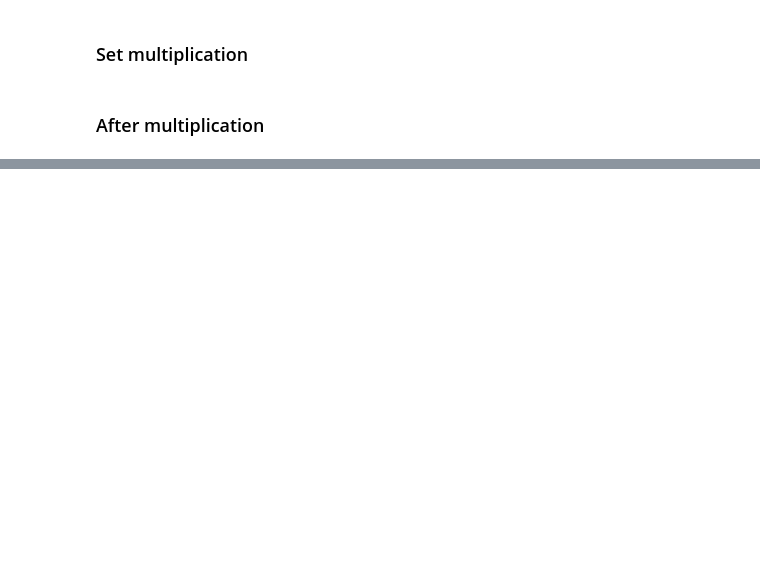
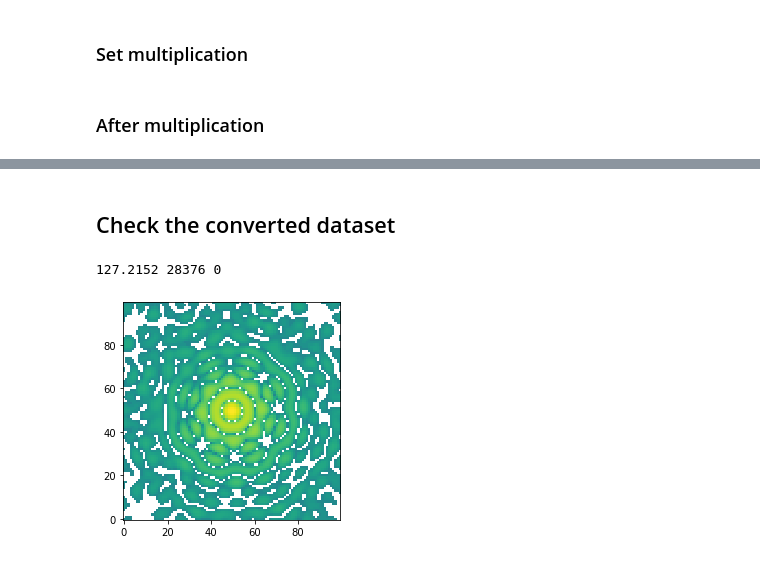
Before and after one commit to JunCEEE/testEMC, a Jupyter notebook: src/controller/Chaperonins/checkConverted.ipynb, the cells around one changed output, grey strips where cells are left out. Saved outputs shown, nothing was run; the diff lists cells and outputs as text; code cells hidden in the pictures; blank space fills up the shorter version.

```diff
--- a/src/controller/Chaperonins/checkConverted.ipynb
+++ b/src/controller/Chaperonins/checkConverted.ipynb
@@ -54,0 +80,13 @@ with h5py.File('tmp.h5','r') as fh:
+# %%
+out_fn = 'array3D_int_100x100_50k_unifrom.h5'
+saveDragonflySet(out_fn, diffr_set)
+# %% [markdown]
+## Check the converted dataset
+# %%
+with h5py.File(out_fn,'r') as fh:
+    tmp_diffr = fh['diffr'][0]
+    plt.imshow(tmp_diffr,norm=colors.LogNorm(vmin=tmp_diffr.min()+0.0001, vmax=tmp_diffr.max()),origin='lower')
+    print (tmp_diffr.mean(),tmp_diffr.max(),tmp_diffr.min())
+# %% [output]
+127.2152 28376 0
+[figure, added]
```
Also changed, not shown: parts of 9 cells of this notebook, 6 other files.
